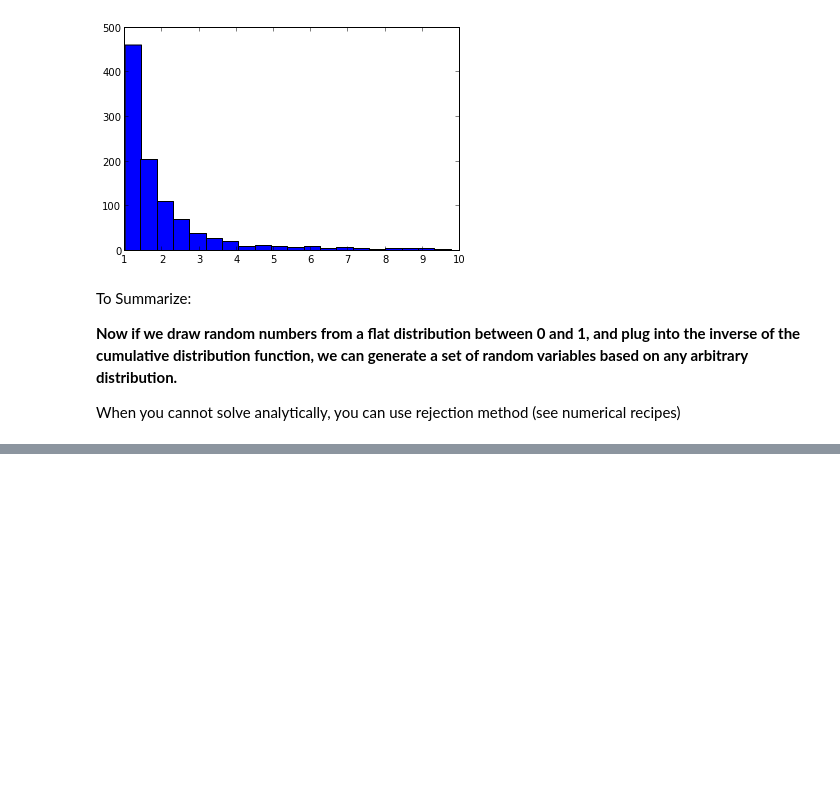
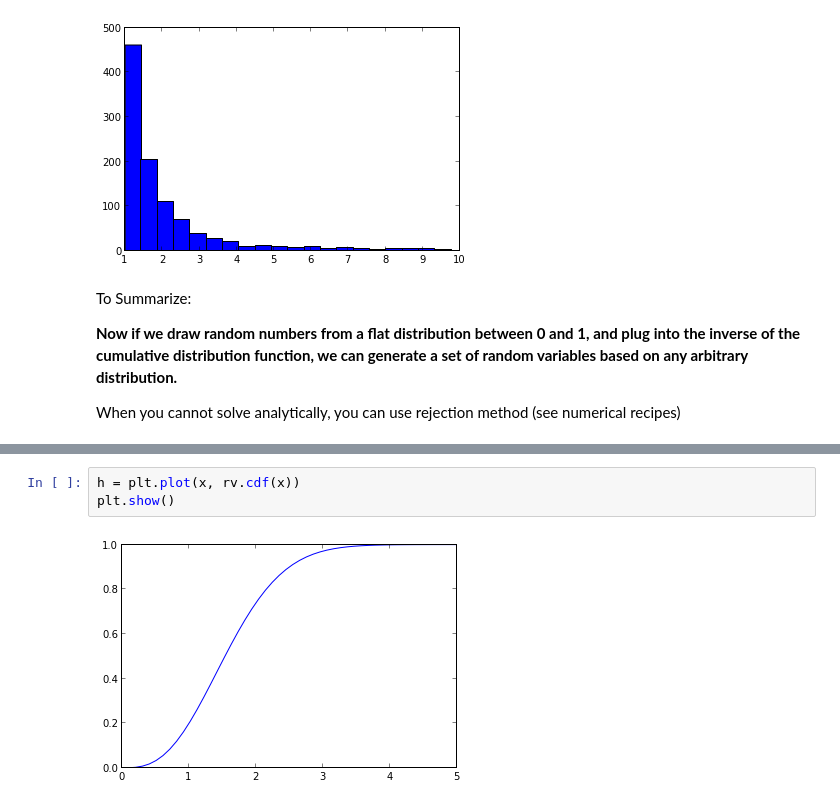
Before and after one commit to adrn/NYCastroML, a Jupyter notebook: Chapter3/3.4-3.7.ipynb, the cells around one changed output, grey strips where cells are left out. Drawn from its saved outputs; the diff is of its cells as text; blank space fills up the shorter version.

```diff
--- a/Chapter3/3.4-3.7.ipynb
+++ b/Chapter3/3.4-3.7.ipynb
@@ -288,0 +307,5 @@ When you cannot solve analytically, you can use rejection method (see numerical
+# %%
+h = plt.plot(x, rv.cdf(x))
+plt.show()
+# %% [output]
+[figure, added]
```
Also changed, not shown: parts of 5 cells of this notebook.
